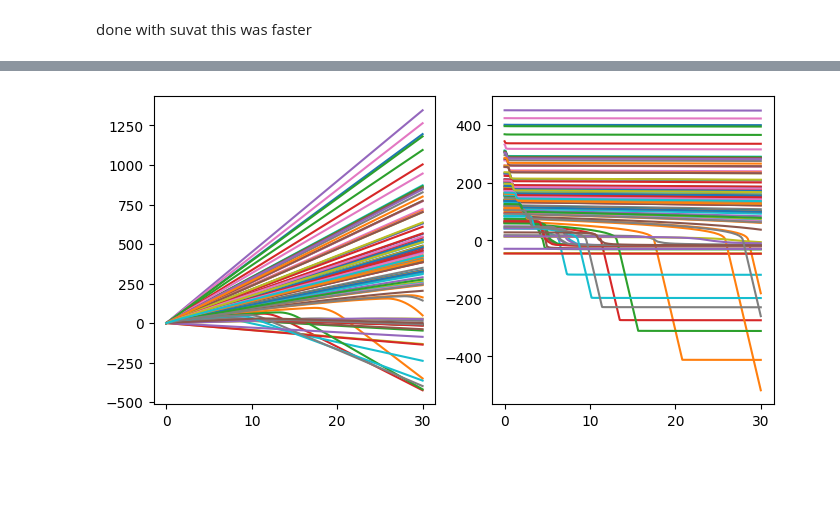
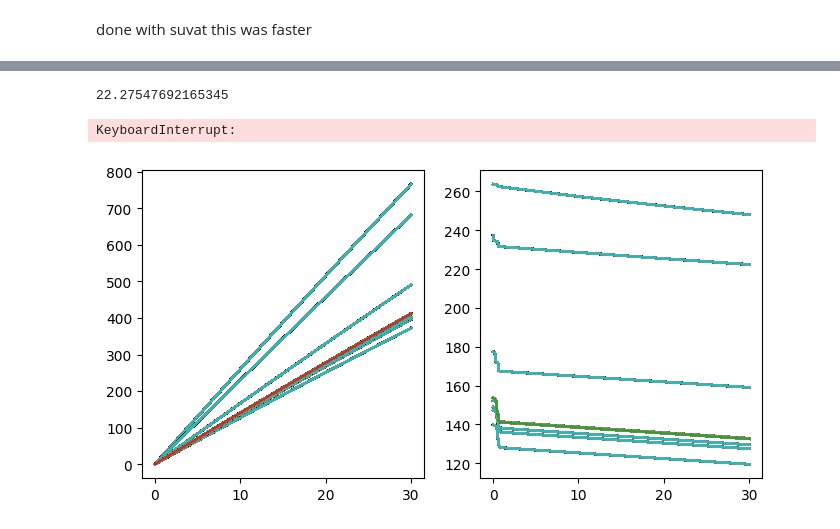
Before and after one commit to benfox4543/YB-zeeman-slower, a Jupyter notebook: zeeman slower_yb(fix after loosing good one).ipynb, the cells around one changed output, grey strips where cells are left out. Drawn from its saved outputs; the diff is of its cells as text; code cells hidden in the pictures; blank space fills up the shorter version.

```diff
--- a/zeeman slower_yb(fix after loosing good one).ipynb
+++ b/zeeman slower_yb(fix after loosing good one).ipynb
@@ -99,12 +90,12 @@ dijq = pylcp.hamiltonians.dqij_two_bare_hyperfine(0, 1)
 
 #ham = pylcp.hamiltonian(Hg, He, mugq, mueq, dijq, mass=mass, gamma=gamma, k=k)
 vc = x0/t0*1/(100)
-det = -(k*v0/vc +b_0)/2
+det = -10
 s = 0.3
 
 # Define the laser beams:
 laserBeams = pylcp.laserBeams([
-     {'kvec':np.array([-1., 0., 0.]), 's': s, 'pol': 1, 'delta': (E_e_D2[2]-E_g_D2[0]) + det*gamma},],
+     {'kvec':np.array([-1, 0, 0]), 's': s,'pol_coord':'spherical', 'pol': np.array([1,0,1]), 'delta': (E_e_D2[2]-E_g_D2[0]) + det*gamma},],
     beam_type=pylcp.infinitePlaneWaveBeam)
 # Define the magnetic field:
-linGrad = lambda R: mag(R,b_0)
+linGrad =  lambda R: mag(R,b_0,alpha,l)
@@ -116,7 +103,7 @@ det
 rateeq = pylcp.rateeq(laserBeams, linGrad, hamiltonian_D2, include_mag_forces = False)
 # %%
 x = np.arange(0, L, 0.4)/(x0)
-v = np.arange(0, 800,10)/vc
+v = np.arange(0, 600,5)/vc
 
 
 X, V = np.meshgrid(x, v)
@@ -238,11 +213,11 @@ def find_nearest_value(lst, target):
     nearest = min(lst, key=lambda x: abs(x - target))
     return nearest
 # %%
-t_max = 0.0013/t0
+t_max = 0.012/t0
 t_span = np.linspace(0,t_max,1000)
 x_t = []
 v_t = []
-v_0 = 200/vc
+v_0 =200/vc
 v_ind = list(np.array(v))
 x_ind = list(np.array(x))
 s = 0
@@ -282,5 +256,9 @@ plt.tight_layout()
+# %%
+ min(np.random.normal(v_a, 50, 100))
+# %% [output]
+22.27547692165345
 # %%
-velocities = np.random.normal(v_a, sd, 100)
+velocities = np.random.normal(v_a, 50, 100)
 x_n = []
 v_n = []
 for j in velocities:
@@ -311,15 +289,19 @@ for j in velocities:
 
         v_t.append(v_0)
 
+        x_n.append(x_t)
+
+        v_n.append(v_t)
+
         di = t_span[i]
-
-    x_n.append(x_t)
-    v_n.append(v_t)
 # %%
 fig,ax = plt.subplots(1, 2, figsize=(8, 4))
-for i in x_n:
-    ax[0].plot(np.array(t_span)*t0*1e3,np.array(i)*x0)
-    ax[1].plot(np.array(t_span)*t0*1e3,np.array(v_n[x_n.index(i)])*vc)
+for i in range(len(x_n)):
+    ax[0].plot(np.array(t_span)*t0*1e3,np.array(x_n[i])*x0)
+    ax[1].plot(np.array(t_span)*t0*1e3,np.array(v_n[i])*vc)
+ax[0].set_xlabel('t (ms)')
+ax[0].set_ylabel('x (cm)')
 # %% [output]
+KeyboardInterrupt:
-[figure, old version]
+[figure, new version]
 # %%
```
Also changed, not shown: parts of 17 cells of this notebook, 2 other files.
